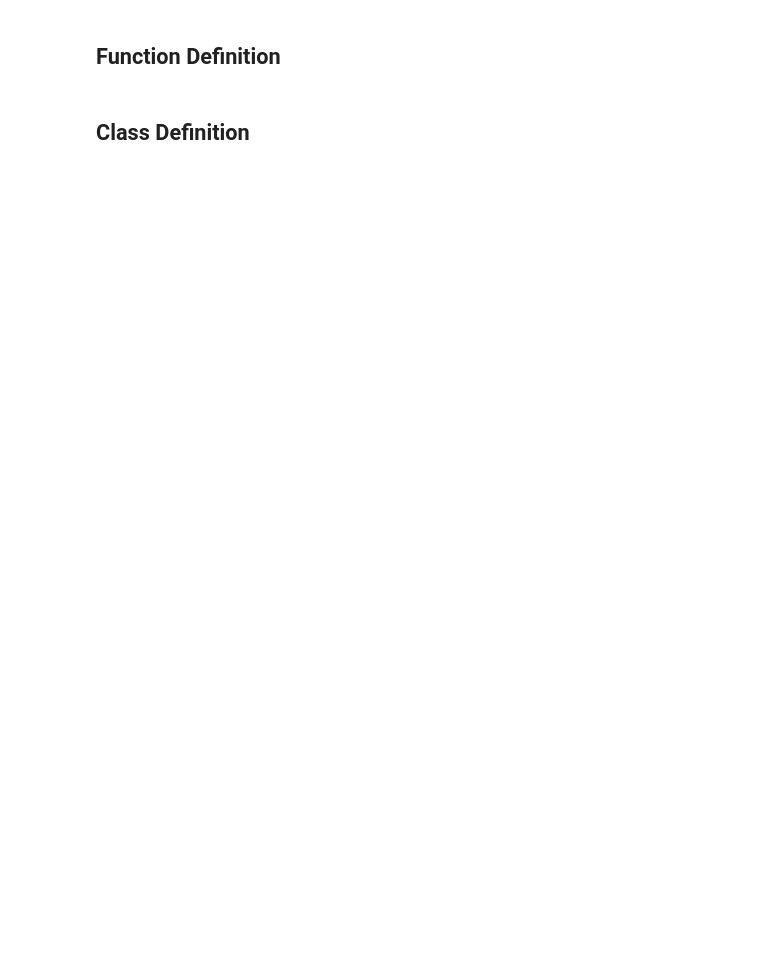
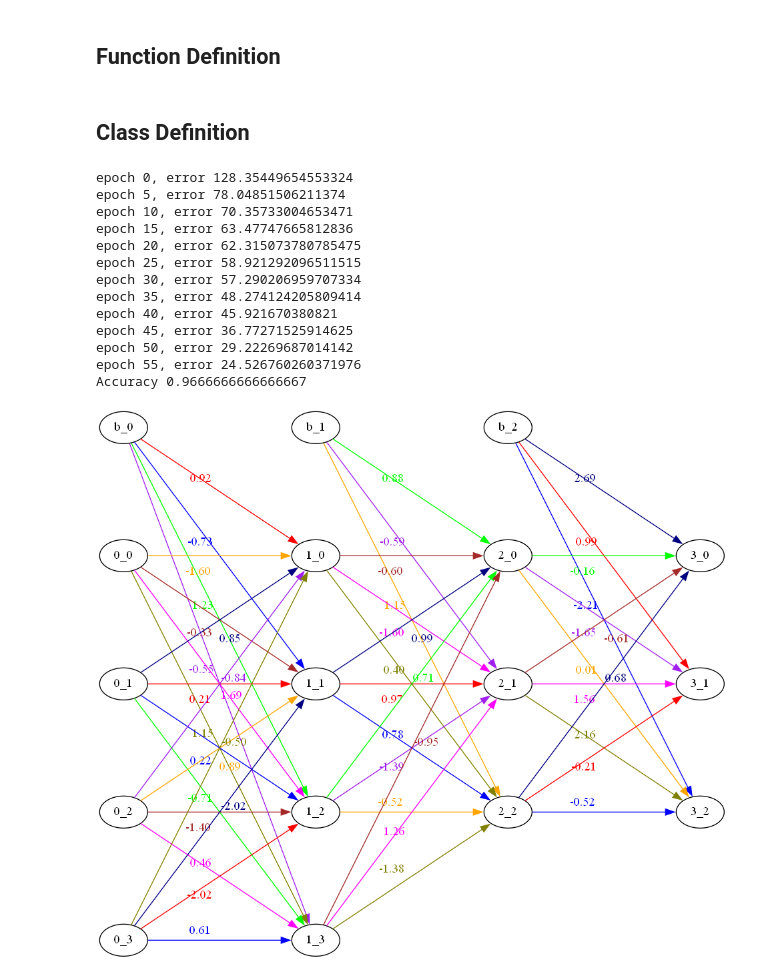
Before and after one commit to reverseon/tugas-besar-ml, a Jupyter notebook: main.ipynb, the cells around one changed output. Drawn from its saved outputs; the diff is of its cells as text; code cells hidden in the pictures; blank space fills up the shorter version.

Commit message:
feat: backpropagation with batch GD implemented

```diff
--- a/main.ipynb
+++ b/main.ipynb
@@ -123,6 +188,39 @@ class FFNN:
 
         graph.format = 'png'
         display(Image(graph.render('FFNN Graph')))
+# %%
+from sklearn.datasets import load_iris
+from sklearn.model_selection import train_test_split
+# reminder: implement stop at err < err_thres
+data = load_iris()
+x = data['data']
+y = data['target']
+y = np.eye(3)[y]
+x_train, x_test, y_train, y_test = train_test_split(x, y, test_size=0.2, random_state=42)
+m = FFNN([4, 4, 3, 3], ['relu', 'relu', 'softmax'], rand_seed=69)
+m.fit(x_train, y_train, max_iter=100, lr=0.008, batch_size=5, err_threshold=25, verbose=5)
+y_pred = m.predict(x_test)
+y_pred = np.argmax(y_pred, axis=1)
+y_test = np.argmax(y_test, axis=1)
+print("Accuracy", np.sum(y_pred == y_test) / len(y_test))
+
+m.savetojson('iris.json')
+m.draw()
+# %% [output]
+epoch 0, error 128.35449654553324
+epoch 5, error 78.04851506211374
+epoch 10, error 70.35733004653471
+epoch 15, error 63.47747665812836
+epoch 20, error 62.315073780785475
+epoch 25, error 58.921292096511515
+epoch 30, error 57.290206959707334
+epoch 35, error 48.274124205809414
+epoch 40, error 45.921670380821
+epoch 45, error 36.77271525914625
+epoch 50, error 29.22269687014142
+epoch 55, error 24.526760260371976
+Accuracy 0.9666666666666667
+[figure, added]
 # %%
 ff = FFNN([3, 4, 4, 2, 1])
 np.random.seed(GLOBAL_SEED)
```
Also changed, not shown: parts of 5 cells of this notebook.
